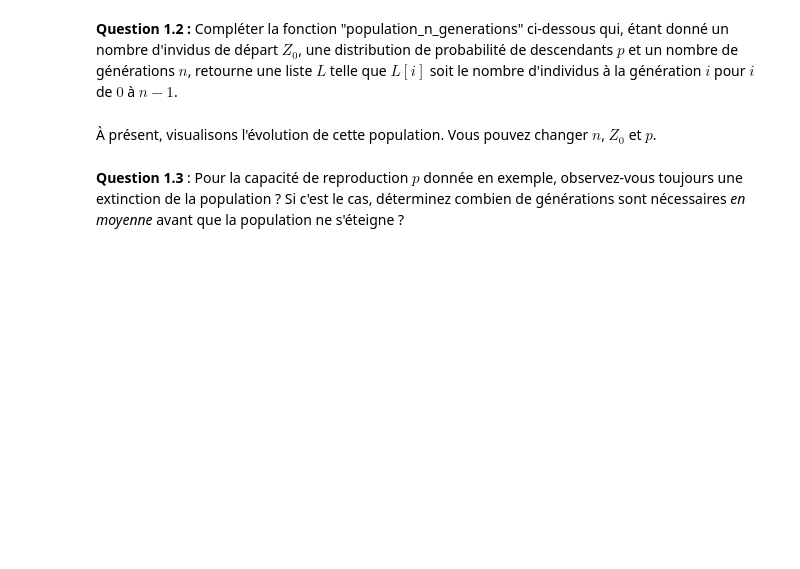
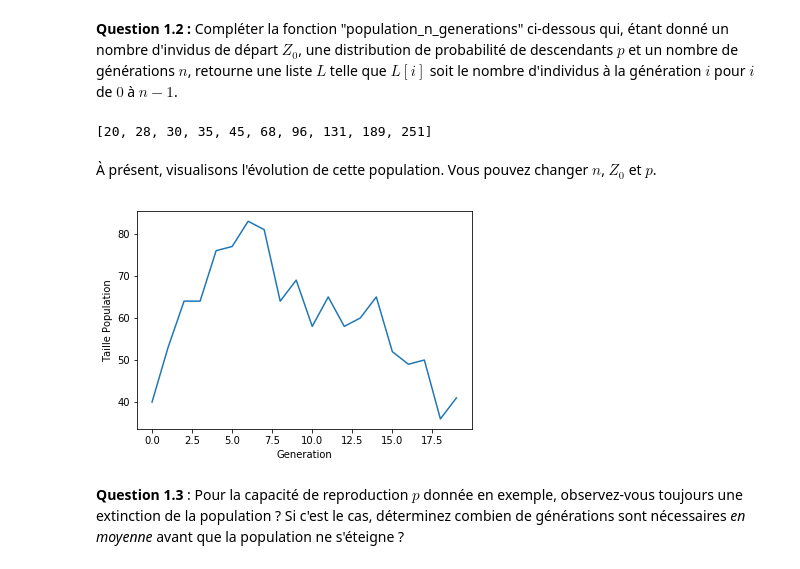
Before and after one commit to Wakeniii/ARE-dynamics-2019, a Jupyter notebook: Sujet_Dynamique_Population_Etud.ipynb, the cells around one changed output. Saved outputs shown, nothing was run; the diff lists cells and outputs as text; code cells hidden in the pictures; blank space fills up the shorter version.

```diff
--- a/Sujet_Dynamique_Population_Etud.ipynb
+++ b/Sujet_Dynamique_Population_Etud.ipynb
@@ -72,47 +71,54 @@ def update_population(Z,p):
 # %% [markdown]
 **Question 1.2 :** Compléter la fonction "population_n_generations" ci-dessous qui, étant donné un nombre d'invidus de départ $Z_0$, une distribution de probabilité de descendants $p$ et un nombre de générations $n$, retourne une liste $L$ telle que $L[i]$ soit le nombre d'individus à la génération $i$ pour $i$ de $0$ à $n-1$.
 # %%
-
 def population_n_generations(Z0,p,n):
     """
      int*dict[int:float]*int->list[int]
      ...
     """
     # Compléter ici
-    L=[]
+    Z = Z0
+    L = [Z0]
     # et ici
+    for i in range(0,n-1):
+        Z = update_population(Z,p)
+        L.append(Z)
     return L
 
 #test pour 10 générations, population initiale 20 individus
 Z0 = 20
 n = 10
 print(population_n_generations(Z0,p,n))
+# %% [output]
+[20, 28, 30, 35, 45, 68, 96, 131, 189, 251]
 # %% [markdown]
 À présent, visualisons l'évolution de cette population. Vous pouvez changer $n$, $Z_0$ et $p$.
 # %%
-n = 300
+n = 20
 Z0 = 40
 p = {0 : 0.4,
      1 : 0.3,
      2 : 0.2,
      3 : 0.1}
 np.testing.assert_almost_equal(sum(p.values()),1)
 
 def plot_population(L):
     '''
     ??-> None
     Visualise the evolution of the population in 'L'
     '''
     plt.figure()
     plt.plot(L)
     plt.ylabel("Taille Population")
-    plt.xlabel("Génération")
+    plt.xlabel("Generation")
     plt.show()
     return
 
 
 L=population_n_generations(Z0,p,n)
 plot_population(L)
+# %% [output]
+[figure, added]
 # %% [markdown]
 **Question 1.3** : Pour la capacité de reproduction $p$ donnée en exemple, observez-vous toujours une extinction de la population ?  Si c'est le cas, déterminez combien de générations sont nécessaires *en moyenne* avant que la population ne s'éteigne ?
 # %% [markdown]
```
Also changed, not shown: parts of 25 cells of this notebook.
